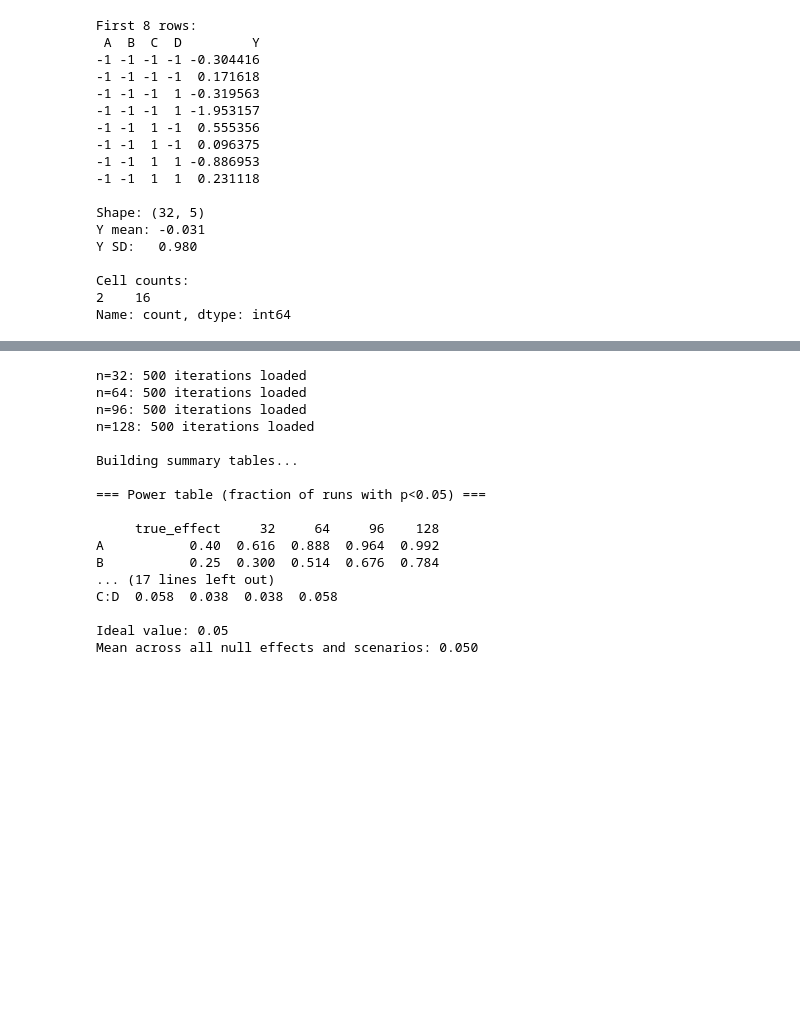
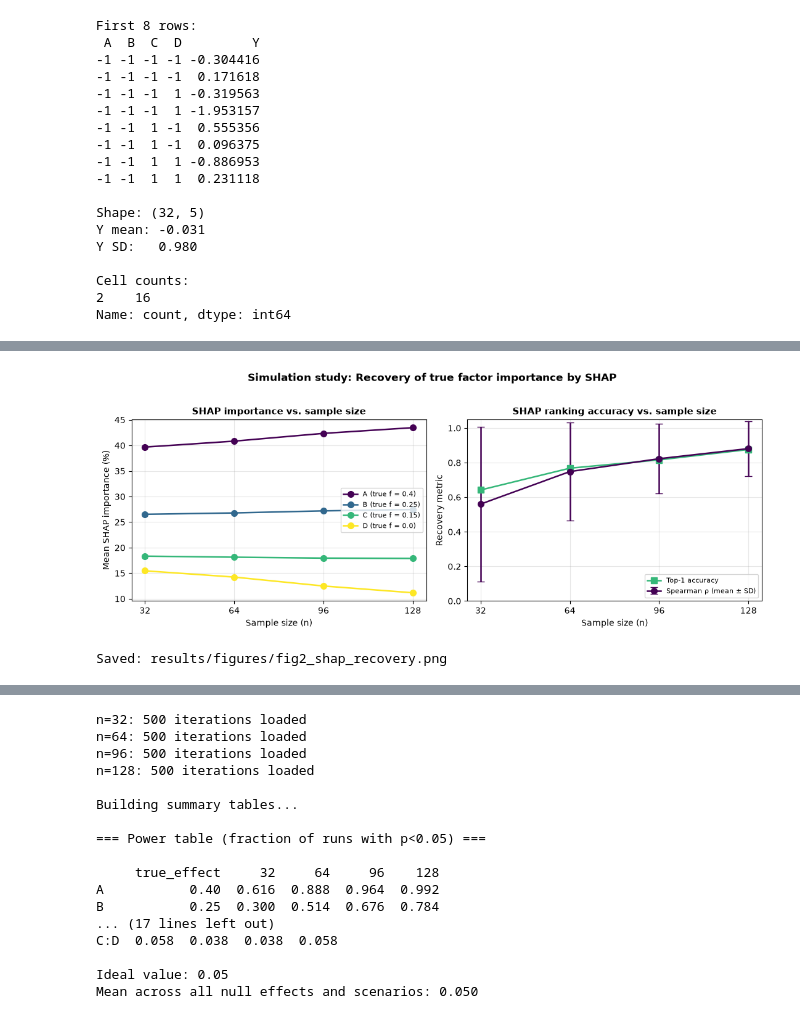
Before and after one commit to mbbagherieh/FAME-Factorial-Analysis-ML-Engine, a Jupyter notebook: simulation/run_simulation.ipynb, the cells around one changed output, grey strips where cells are left out. Saved outputs shown, nothing was run; the diff lists cells and outputs as text; code cells hidden in the pictures; blank space fills up the shorter version.

```diff
--- a/simulation/run_simulation.ipynb
+++ b/simulation/run_simulation.ipynb
@@ -558,0 +560,18 @@ Rank recovery (Spearman ρ between true effects and SHAP):
+# %%
+import os
+import pickle
+import shutil
+from datetime import datetime
+
+# Ensure paths are defined (safe to re-run)
+RESULTS_DIR = 'results'
+FIGURES_DIR = os.path.join(RESULTS_DIR, 'figures')
+SCENARIO_DIR = os.path.join(RESULTS_DIR, 'scenarios')
+os.makedirs(FIGURES_DIR, exist_ok=True)
+os.makedirs(SCENARIO_DIR, exist_ok=True)
+
+print(f"RESULTS_DIR  = {RESULTS_DIR}")
+print(f"FIGURES_DIR  = {FIGURES_DIR}")
+print(f"SCENARIO_DIR = {SCENARIO_DIR}")
+print(f"Exists: {os.path.exists(SCENARIO_DIR)}")
+print(f"Contents of SCENARIO_DIR: {os.listdir(SCENARIO_DIR)}")
@@ -647,0 +1004,56 @@ All scenarios complete at 19:17:30
+# %%
+# Figure 2 (regenerated): SHAP recovery.
+
+fig, axes = plt.subplots(1, 2, figsize=(11, 4.2))
+
+factor_colors = {'A': '#440154', 'B': '#31688e',
+                 'C': '#35b779', 'D': '#fde725'}
+
+# Left panel: SHAP % per factor
+for f in FACTOR_NAMES:
+    shap_vals = [agg[n]['shap_mean'][f] for n in SAMPLE_SIZES]
+    axes[0].plot(SAMPLE_SIZES, shap_vals, marker='o',
+                 color=factor_colors[f], linewidth=1.8, markersize=7,
+                 label=f"{f} (true f = {EFFECTS[f]})")
+
+axes[0].set_xlabel('Sample size (n)', fontsize=10)
+axes[0].set_ylabel('Mean SHAP importance (%)', fontsize=10)
+axes[0].set_title('SHAP importance vs. sample size',
+                  fontsize=11, fontweight='bold')
+axes[0].set_xticks(SAMPLE_SIZES)
+axes[0].grid(alpha=0.3)
+axes[0].legend(fontsize=8, loc='center right')
+
+# Right panel: rank correlation + top-1 accuracy
+rank_corrs = [shap_summary[n]['rank_corr_mean'] for n in SAMPLE_SIZES]
+rank_sds   = [shap_summary[n]['rank_corr_sd']   for n in SAMPLE_SIZES]
+top1_accs  = [shap_summary[n]['top1_accuracy']  for n in SAMPLE_SIZES]
+
+axes[1].errorbar(SAMPLE_SIZES, rank_corrs, yerr=rank_sds,
+                 marker='o', color='#440154', linewidth=1.8,
+                 markersize=7, capsize=4,
+                 label='Spearman ρ (mean ± SD)')
+axes[1].plot(SAMPLE_SIZES, top1_accs,
+             marker='s', color='#35b779', linewidth=1.8,
+             markersize=7, label='Top-1 accuracy')
+
+axes[1].set_xlabel('Sample size (n)', fontsize=10)
+axes[1].set_ylabel('Recovery metric', fontsize=10)
+axes[1].set_title('SHAP ranking accuracy vs. sample size',
+                  fontsize=11, fontweight='bold')
+axes[1].set_xticks(SAMPLE_SIZES)
+axes[1].set_ylim(0, 1.05)
+axes[1].grid(alpha=0.3)
+axes[1].legend(fontsize=8, loc='lower right')
+
+fig.suptitle('Simulation study: Recovery of true factor importance by SHAP',
+             fontsize=12, fontweight='bold', y=1.02)
+fig.tight_layout()
+
+out_path = os.path.join(FIGURES_DIR, 'fig2_shap_recovery.png')
+fig.savefig(out_path, dpi=300, bbox_inches='tight')
+plt.show()
+print(f"\nSaved: {out_path}")
+# %% [output]
+[figure, added]
+Saved: results/figures/fig2_shap_recovery.png
```
Also changed, not shown: parts of 12 cells of this notebook, 15 other files.
